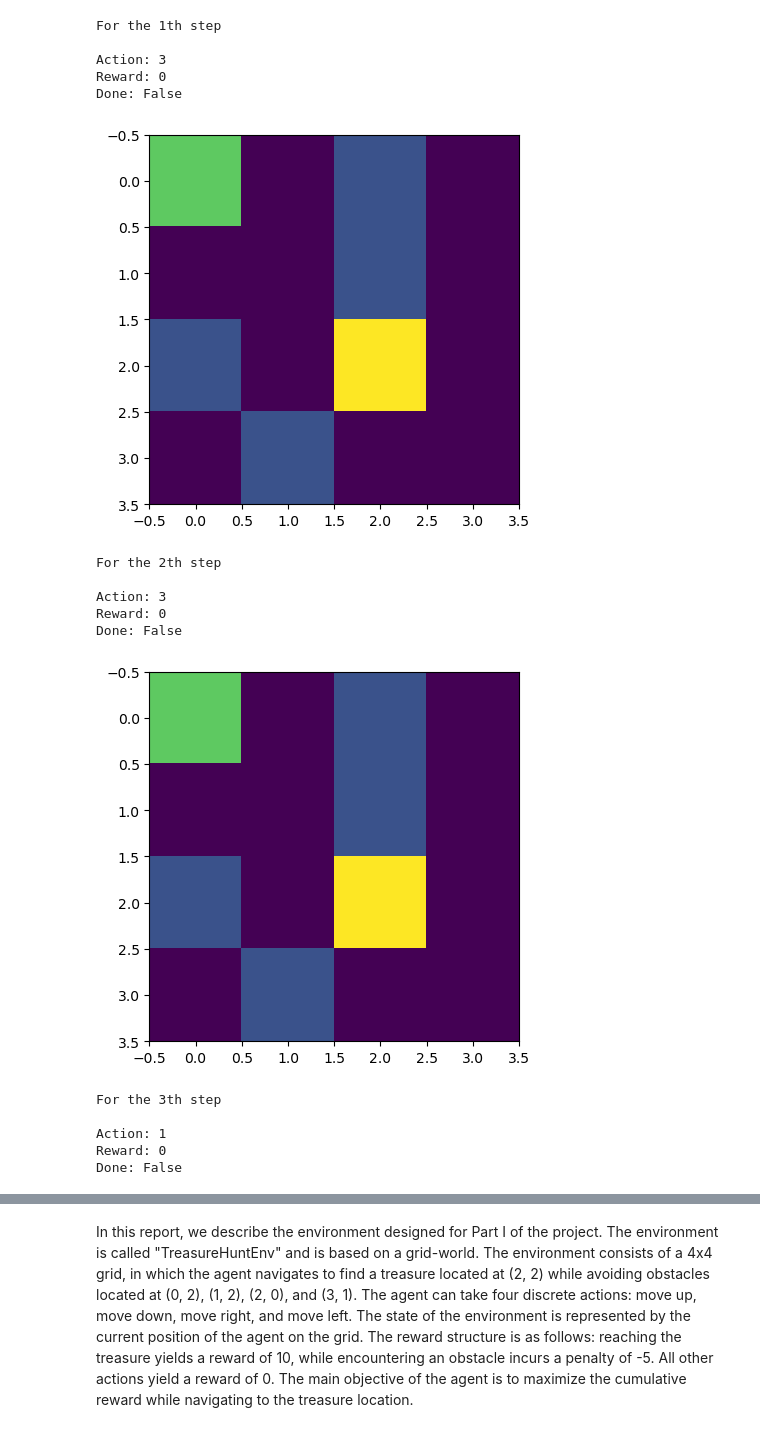
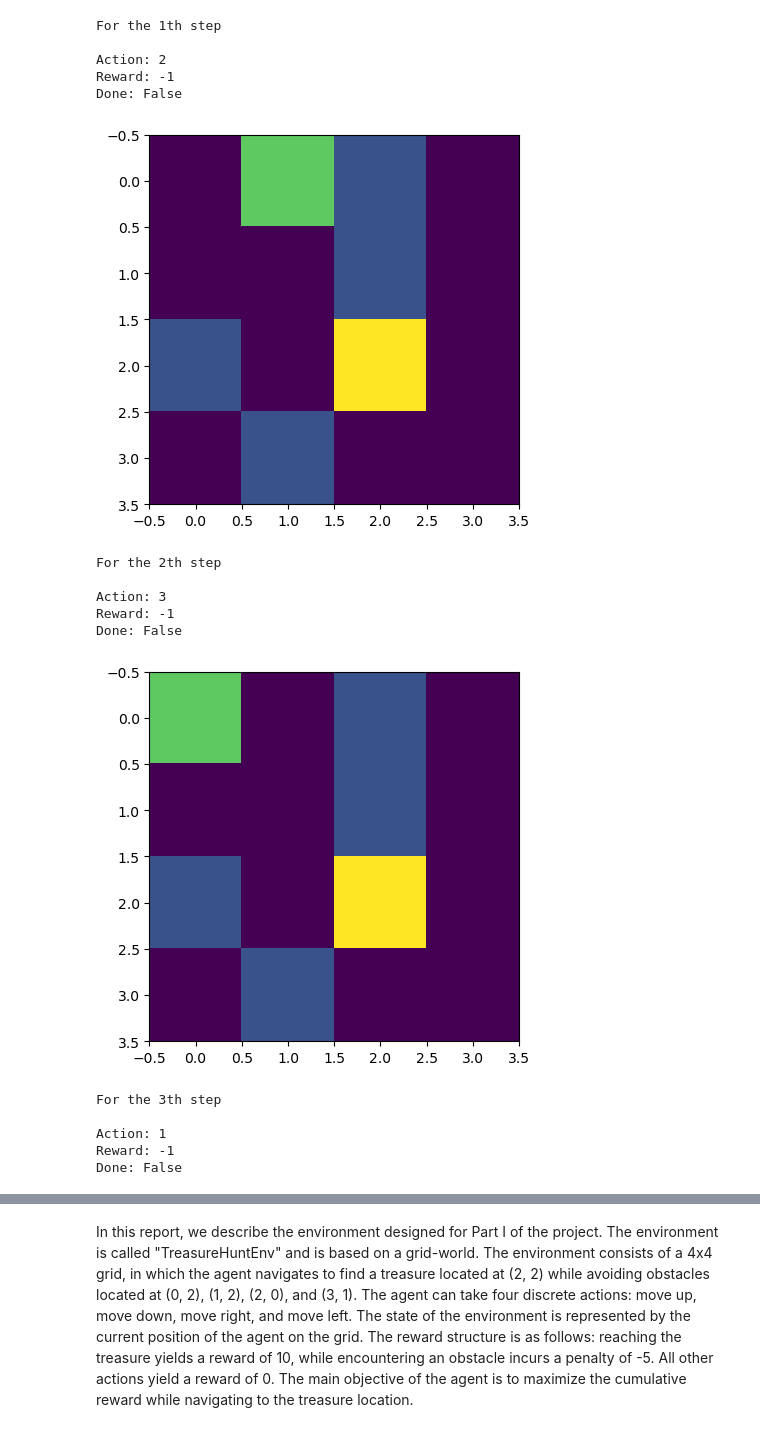
Before and after one commit to pChitral/Reinforcement-Learning, a Jupyter notebook: treasurehunt.ipynb, the cells around one changed output, grey strips where cells are left out. Cells and saved outputs as stored; diff of their text form; code cells hidden in the pictures.

```diff
--- a/treasurehunt.ipynb
+++ b/treasurehunt.ipynb
@@ -12,6 +12,12 @@ class TreasureHuntEnv():
         self.treasure = (2, 2)  # treasure location
         self.obstacle = [(0, 2), (1, 2), (2, 0), (3, 1)]  # obstacle location
         self.reward = {self.treasure: 10, (0, 2): -5, (1, 2): -5, (2, 0): -5, (3, 1): -5}
+
+        for i in range(4):
+            for j in range(4):
+                if (i, j) not in self.reward.keys():
+                    self.reward[(i, j)] = -1
+
 
     def step(self, action):
         reward = self.reward.get(self.state, 0)
@@ -62,46 +68,46 @@ class RandomAgent():
         self.action_space = action_space
 
     def act(self, observation, reward, done):
         return random.choice(self.action_space)
 
     def reset(self):
         pass
 
 env = TreasureHuntEnv()
 agent = RandomAgent(env.action_space)
 
 obs = env.reset()
 done = False
 reward = 0  # initialize reward to 0
 count = 1
 while not done:
     action = agent.act(obs, reward, done)
     obs, reward, done, _ = env.step(action)
     print(f"For the {count}th step \n")
     count += 1
     print('Action:', action)
     print('Reward:', reward)
     print('Done:', done)
     env.render()
     if count == 20:
         break
 # %% [output]
 For the 1th step
 
-Action: 3
-Reward: 0
+Action: 2
+Reward: -1
 Done: False
-[figure, old version]
+[figure, new version]
 For the 2th step
 
 Action: 3
-Reward: 0
+Reward: -1
 Done: False
 [figure]
 For the 3th step
 
 Action: 1
-Reward: 0
+Reward: -1
 Done: False
 [figure]
 For the 4th step
```
Also changed, not shown: parts of 5 cells of this notebook.
